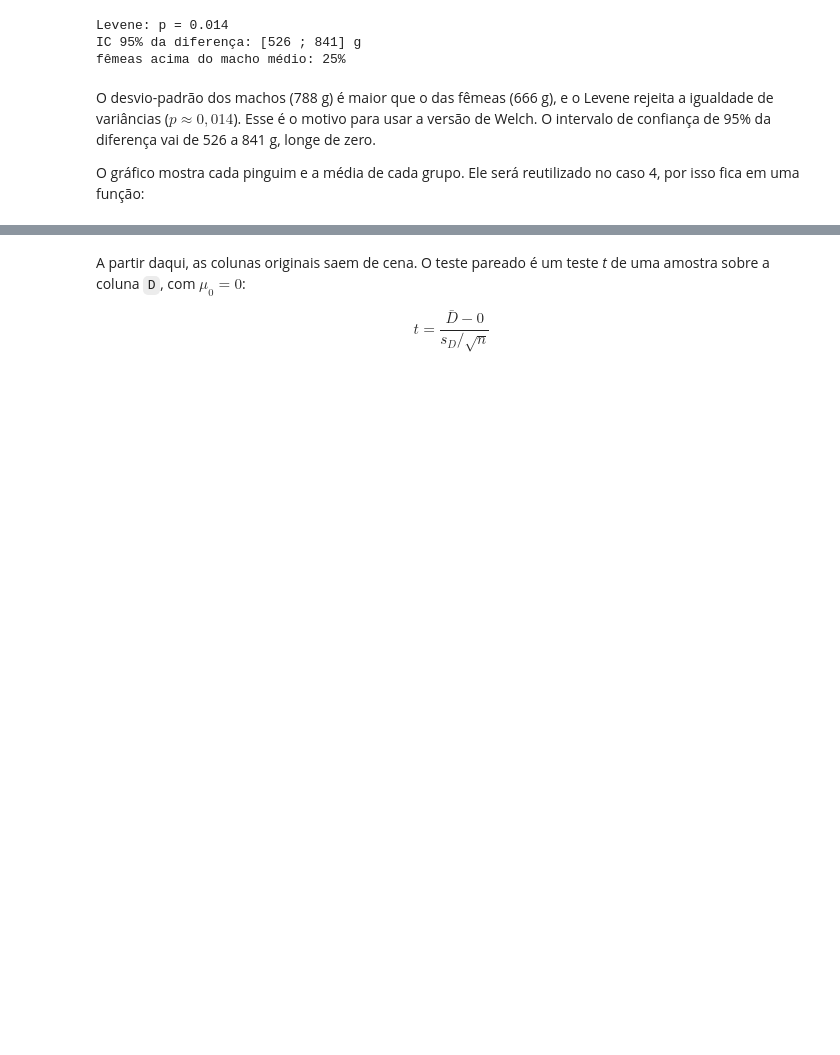
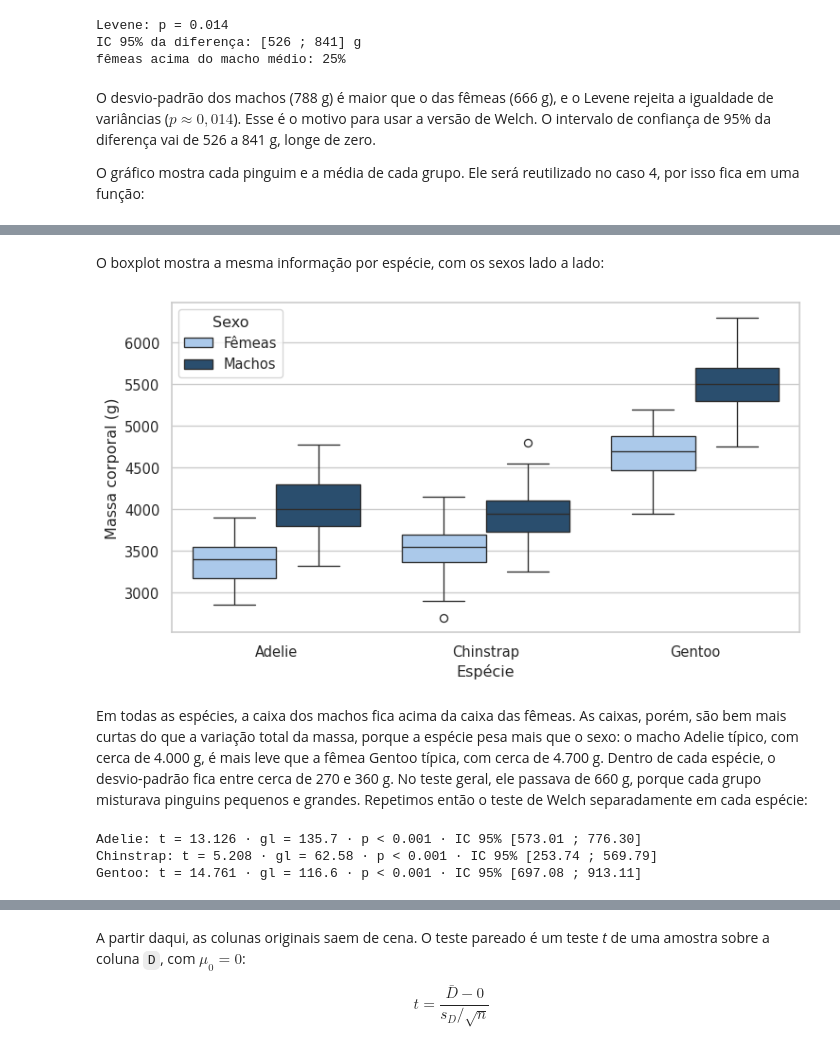
Before and after one commit to oandrefonseca/data-science, a Jupyter notebook: aulas/08-testes-parametricos.ipynb, the cells around one changed output, grey strips where cells are left out. Drawn from its saved outputs; the diff is of its cells as text; code cells hidden in the pictures; blank space fills up the shorter version.

```diff
--- a/aulas/08-testes-parametricos.ipynb
+++ b/aulas/08-testes-parametricos.ipynb
@@ -543 +727,46 @@ plt.show()
+# %% [markdown]
+O boxplot mostra a mesma informação por espécie, com os sexos lado a
+lado:
+# %%
+# Massa corporal por espécie e sexo
+fig, ax = plt.subplots(figsize=(8, 4.5))
+
+sns.boxplot(
+    data=penguins_sex,
+    x="species",
+    y="body_mass",
+    order=["Adelie", "Chinstrap", "Gentoo"],
+    hue="sex",
+    hue_order=["female", "male"],
+    palette={"female": "#A1C9F4", "male": "#1F4E79"},
+    ax=ax,
+)
+ax.set(xlabel="Espécie", ylabel="Massa corporal (g)")
+
+handles, _ = ax.get_legend_handles_labels()
+ax.legend(handles, ["Fêmeas", "Machos"], title="Sexo")
+
+plt.tight_layout()
+plt.show()
+# %% [output]
+[figure, added]
+# %% [markdown]
+Em todas as espécies, a caixa dos machos fica acima da caixa das fêmeas.
+As caixas, porém, são bem mais curtas do que a variação total da massa,
+porque a espécie pesa mais que o sexo: o macho Adelie típico, com cerca
+de 4.000 g, é mais leve que a fêmea Gentoo típica, com cerca de 4.700 g.
+Dentro de cada espécie, o desvio-padrão fica entre cerca de 270 e 360 g.
+No teste geral, ele passava de 660 g, porque cada grupo misturava
+pinguins pequenos e grandes. Repetimos então o teste de Welch
+separadamente em cada espécie:
+# %%
+# Teste de Welch dentro de cada espécie
+for species, group in penguins_sex.groupby("species"):
+    male = group.loc[group["sex"] == "male", "body_mass"]
+    female = group.loc[group["sex"] == "female", "body_mass"]
+    report(species, stats.ttest_ind(male, female, equal_var=False), stat="t")
+# %% [output]
+Adelie: t = 13.126 · gl = 135.7 · p < 0.001 · IC 95% [573.01 ; 776.30]
+Chinstrap: t = 5.208 · gl = 62.58 · p < 0.001 · IC 95% [253.74 ; 569.79]
+Gentoo: t = 14.761 · gl = 116.6 · p < 0.001 · IC 95% [697.08 ; 913.11]
 # %% [markdown]
```
Also changed, not shown: parts of 29 cells of this notebook, 31 other files.
